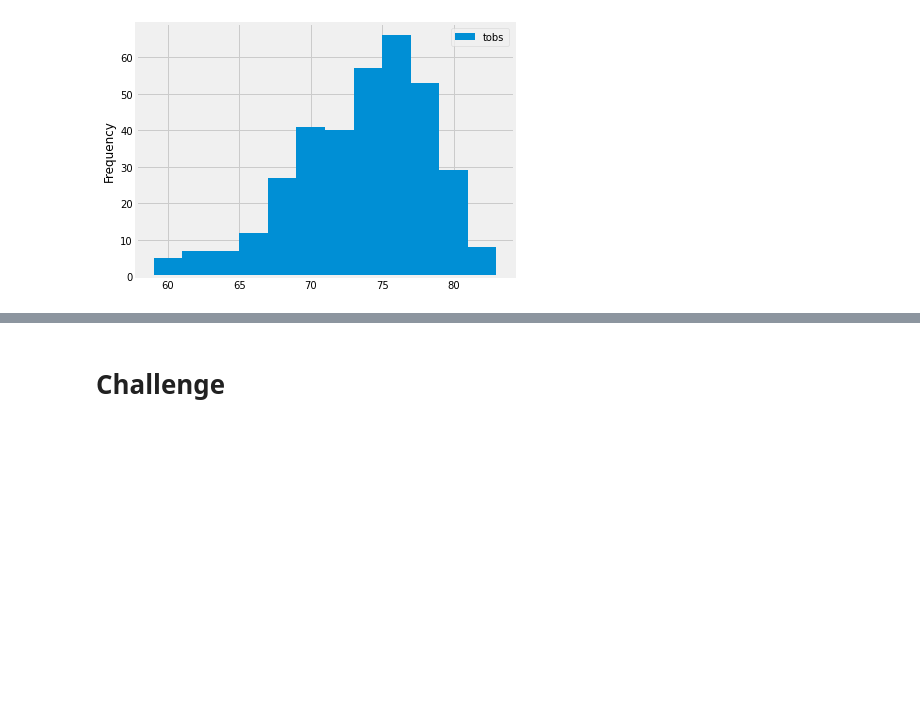
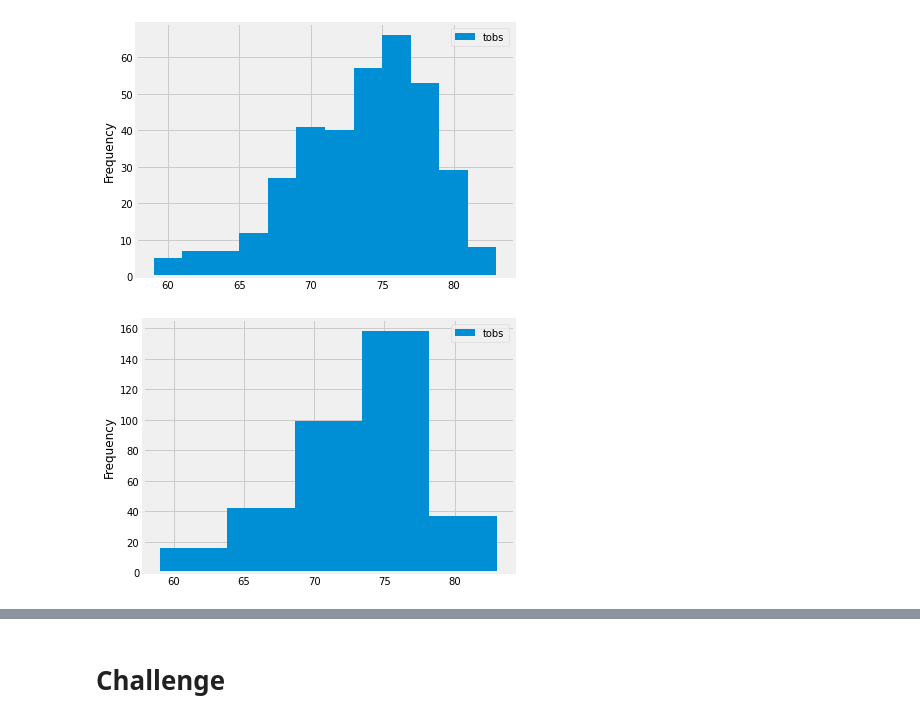
Before and after one commit to sanilveeravu/surfs_up, a Jupyter notebook: climate_analysis.ipynb, the cells around one changed output, grey strips where cells are left out. Cells and saved outputs as stored; diff of their text form; code cells hidden in the pictures; blank space fills up the shorter version.

```diff
--- a/climate_analysis.ipynb
+++ b/climate_analysis.ipynb
@@ -183,0 +181,5 @@ plt.tight_layout()
+# %%
+df.plot.hist(bins=5)
+plt.tight_layout()
+# %% [output]
+[figure, added]
```
Also changed, not shown: parts of 4 cells of this notebook, 1 other file.
